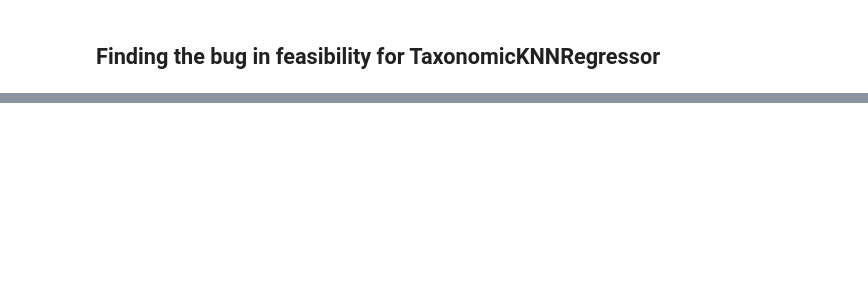
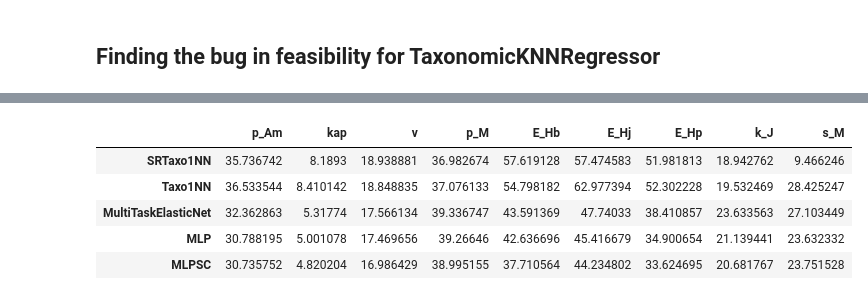
Before and after one commit to diogo-f-oliveira/DEB_ML_Init, a Jupyter notebook: notebooks/Evaluate ML models.ipynb, the cells around one changed output, grey strips where cells are left out. Cells and saved outputs as stored; diff of their text form; code cells hidden in the pictures; blank space fills up the shorter version.

```diff
--- a/notebooks/Evaluate ML models.ipynb
+++ b/notebooks/Evaluate ML models.ipynb
@@ -298,2 +289,11 @@ KeyError: 'DEBNetHCSoftplus'
+# %%
+smape_test_perf_df
+# %% [output]
+|  | p_Am | kap | v | p_M | E_Hb | E_Hj | E_Hp | k_J | s_M |
+| SRTaxo1NN | 35.736742 | 8.1893 | 18.938881 | 36.982674 | 57.619128 | 57.474583 | 51.981813 | 18.942762 | 9.466246 |
+| Taxo1NN | 36.533544 | 8.410142 | 18.848835 | 37.076133 | 54.798182 | 62.977394 | 52.302228 | 19.532469 | 28.425247 |
+| MultiTaskElasticNet | 32.362863 | 5.31774 | 17.566134 | 39.336747 | 43.591369 | 47.74033 | 38.410857 | 23.633563 | 27.103449 |
+| MLP | 30.788195 | 5.001078 | 17.469656 | 39.26646 | 42.636696 | 45.416679 | 34.900654 | 21.139441 | 23.632332 |
+| MLPSC | 30.735752 | 4.820204 | 16.986429 | 38.995155 | 37.710564 | 44.234802 | 33.624695 | 20.681767 | 23.751528 |
 # %%
 model_labels = {
```
Also changed, not shown: parts of 13 cells of this notebook, 2 other files.
